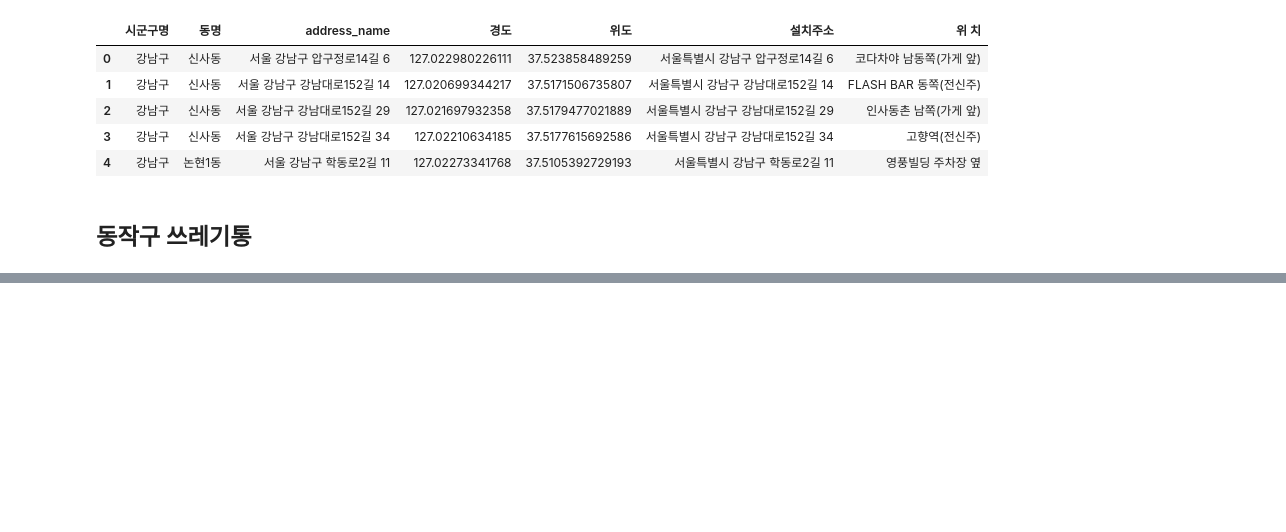
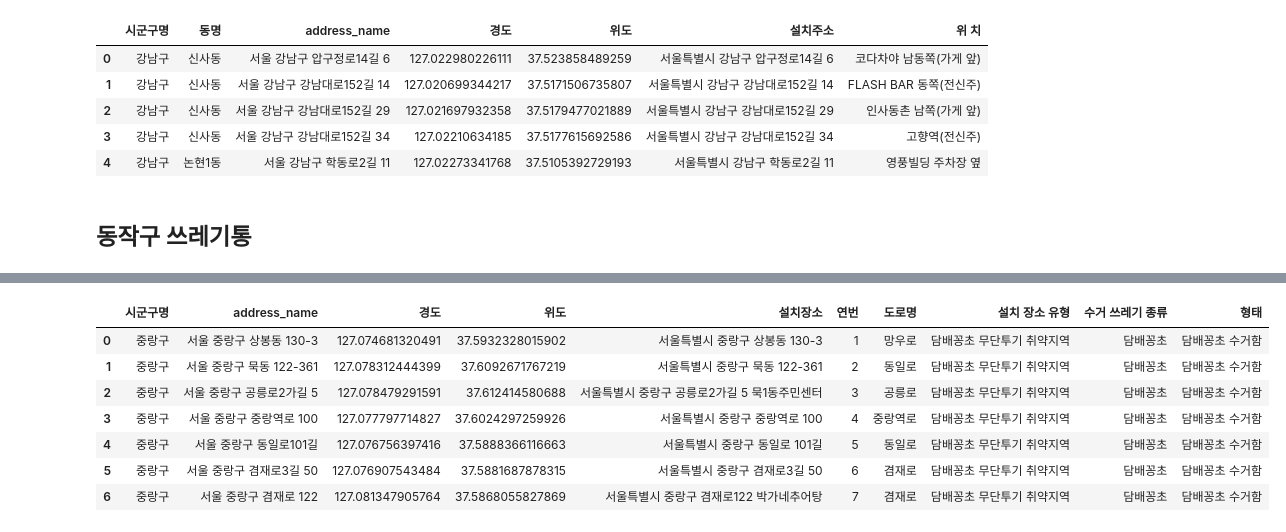
Before and after one commit to HyenC/CigaretteButtBins, a Jupyter notebook: 쓰레기통위경도매칭.ipynb, the cells around one changed output, grey strips where cells are left out. Cells and saved outputs as stored; diff of their text form; code cells hidden in the pictures; blank space fills up the shorter version.

```diff
--- a/쓰레기통위경도매칭.ipynb
+++ b/쓰레기통위경도매칭.ipynb
@@ -328,0 +683,12 @@ seocho_cbb.head()
+# %%
+jungnanglist = []
+for i in list(jungnang_cbb['설치장소']):
+    try:
+        jungnanglist.append(GetLatLng(i))
+    except Exception as e:
+        print(f'주소 검색 오류 {i}: {e}')
+        jungnanglist.append(None)
+# %%
+jungnang_latlng = pd.DataFrame(jungnanglist)
+jungnang_latlng.columns = ['address_name', '경도', '위도', '설치장소']
+jungnang_latlng.head()
@@ -328,0 +702,5 @@ seocho_cbb.head()
+# %%
+jungnang_m = pd.merge(jungnang_latlng, jungnang_cbb, on=['설치장소'], how='left')
+jungnang_m.drop_duplicates
+print(jungnang_m.shape)
+jungnang_m.head()
@@ -328,0 +715,14 @@ seocho_cbb.head()
+# %%
+jungnang_m['시군구명']='중랑구'
+# %%
+jungnang_m[['시군구명', 'address_name', '경도', '위도', '설치장소', '연번', '도로명', '설치 장소 유형',
+       '수거 쓰레기 종류', '형태']]
+# %% [output]
+|  | 시군구명 | address_name | 경도 | 위도 | 설치장소 | 연번 | 도로명 | 설치 장소 유형 | 수거 쓰레기 종류 | 형태 |
+| 0 | 중랑구 | 서울 중랑구 상봉동 130-3 | 127.074681320491 | 37.5932328015902 | 서울특별시 중랑구 상봉동 130-3 | 1 | 망우로 | 담배꽁초 무단투기 취약지역 | 담배꽁초 | 담배꽁초 수거함 |
+| 1 | 중랑구 | 서울 중랑구 묵동 122-361 | 127.078312444399 | 37.6092671767219 | 서울특별시 중랑구 묵동 122-361 | 2 | 동일로 | 담배꽁초 무단투기 취약지역 | 담배꽁초 | 담배꽁초 수거함 |
+| 2 | 중랑구 | 서울 중랑구 공릉로2가길 5 | 127.078479291591 | 37.612414580688 | 서울특별시 중랑구 공릉로2가길 5 묵1동주민센터 | 3 | 공릉로 | 담배꽁초 무단투기 취약지역 | 담배꽁초 | 담배꽁초 수거함 |
+| 3 | 중랑구 | 서울 중랑구 중랑역로 100 | 127.077797714827 | 37.6024297259926 | 서울특별시 중랑구 중랑역로 100 | 4 | 중랑역로 | 담배꽁초 무단투기 취약지역 | 담배꽁초 | 담배꽁초 수거함 |
+| 4 | 중랑구 | 서울 중랑구 동일로101길 | 127.076756397416 | 37.5888366116663 | 서울특별시 중랑구 동일로 101길 | 5 | 동일로 | 담배꽁초 무단투기 취약지역 | 담배꽁초 | 담배꽁초 수거함 |
+| 5 | 중랑구 | 서울 중랑구 겸재로3길 50 | 127.076907543484 | 37.5881687878315 | 서울특별시 중랑구 겸재로3길 50 | 6 | 겸재로 | 담배꽁초 무단투기 취약지역 | 담배꽁초 | 담배꽁초 수거함 |
+| 6 | 중랑구 | 서울 중랑구 겸재로 122 | 127.081347905764 | 37.5868055827869 | 서울특별시 중랑구 겸재로122 박가네추어탕 | 7 | 겸재로 | 담배꽁초 무단투기 취약지역 | 담배꽁초 | 담배꽁초 수거함 |
```
Also changed, not shown: parts of 81 cells of this notebook.
